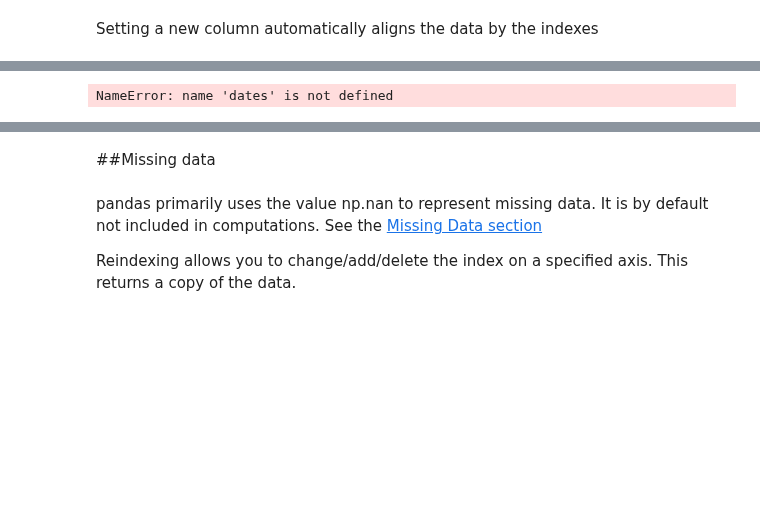
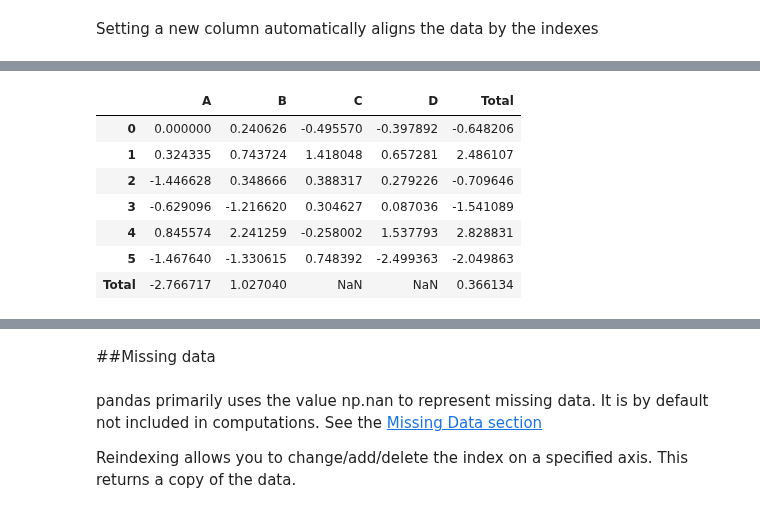
Before and after one commit to NelisW/PythonNotesToSelf, a Jupyter notebook: PandasCheatSheet.ipynb, the cells around one changed output, grey strips where cells are left out. Cells and saved outputs as stored; diff of their text form; code cells hidden in the pictures; blank space fills up the shorter version.

```diff
--- a/PandasCheatSheet.ipynb
+++ b/PandasCheatSheet.ipynb
@@ -1847,9 +2013,17 @@ df2
 # %%
 # Setting values by label
+dates = df.index
 df.at[dates[0],'A'] = 0
 df
 # %% [output]
-NameError: name 'dates' is not defined
+|  | A | B | C | D | Total |
+| 0 | 0.000000 | 0.240626 | -0.495570 | -0.397892 | -0.648206 |
+| 1 | 0.324335 | 0.743724 | 1.418048 | 0.657281 | 2.486107 |
+| 2 | -1.446628 | 0.348666 | 0.388317 | 0.279226 | -0.709646 |
+| 3 | -0.629096 | -1.216620 | 0.304627 | 0.087036 | -1.541089 |
+| 4 | 0.845574 | 2.241259 | -0.258002 | 1.537793 | 2.828831 |
+| 5 | -1.467640 | -1.330615 | 0.748392 | -2.499363 | -2.049863 |
+| Total | -2.766717 | 1.027040 | NaN | NaN | 0.366134 |
 # %%
 # Setting values by position
 df.iat[0,1] = 7
```
Also changed, not shown: parts of 95 cells of this notebook, 1 other file.
